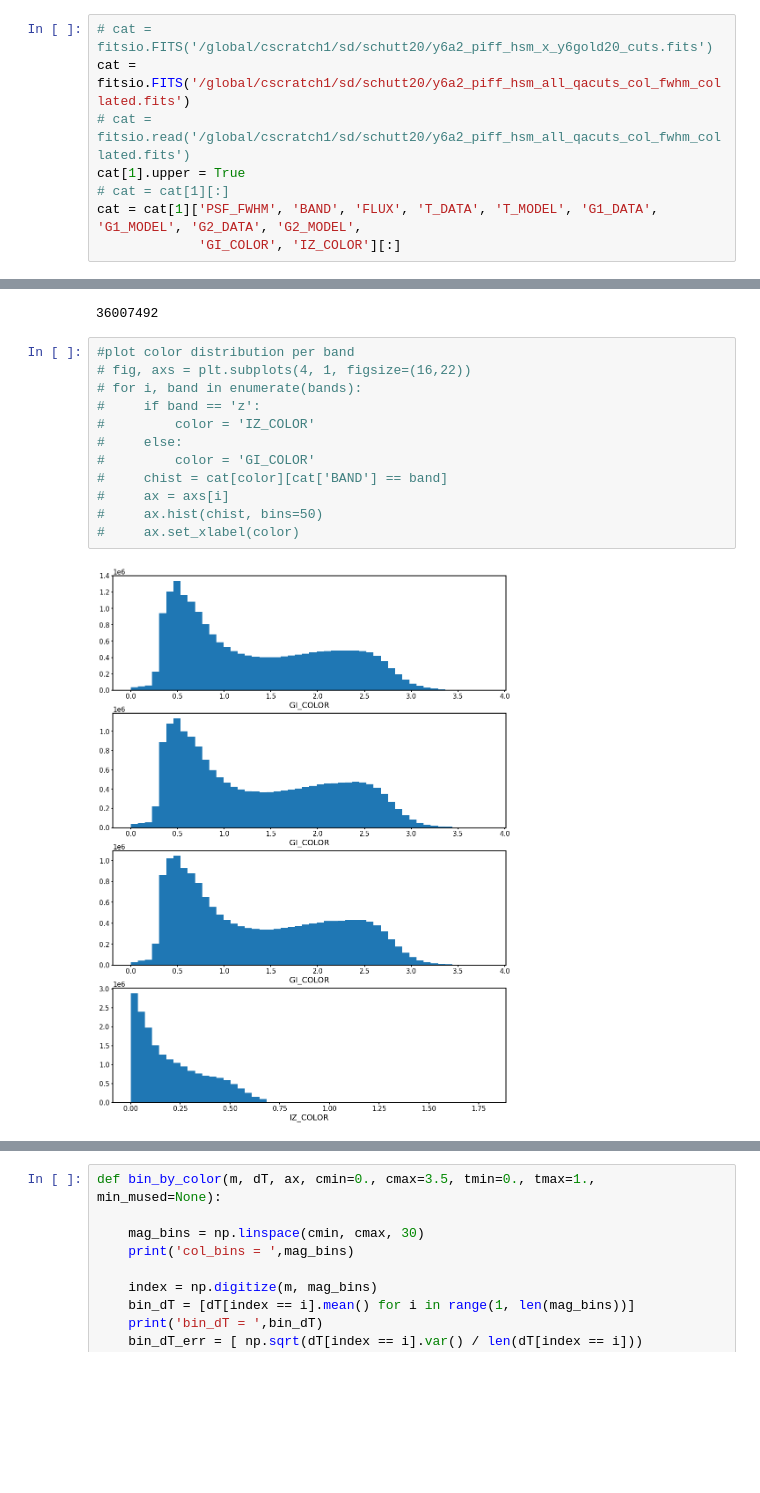
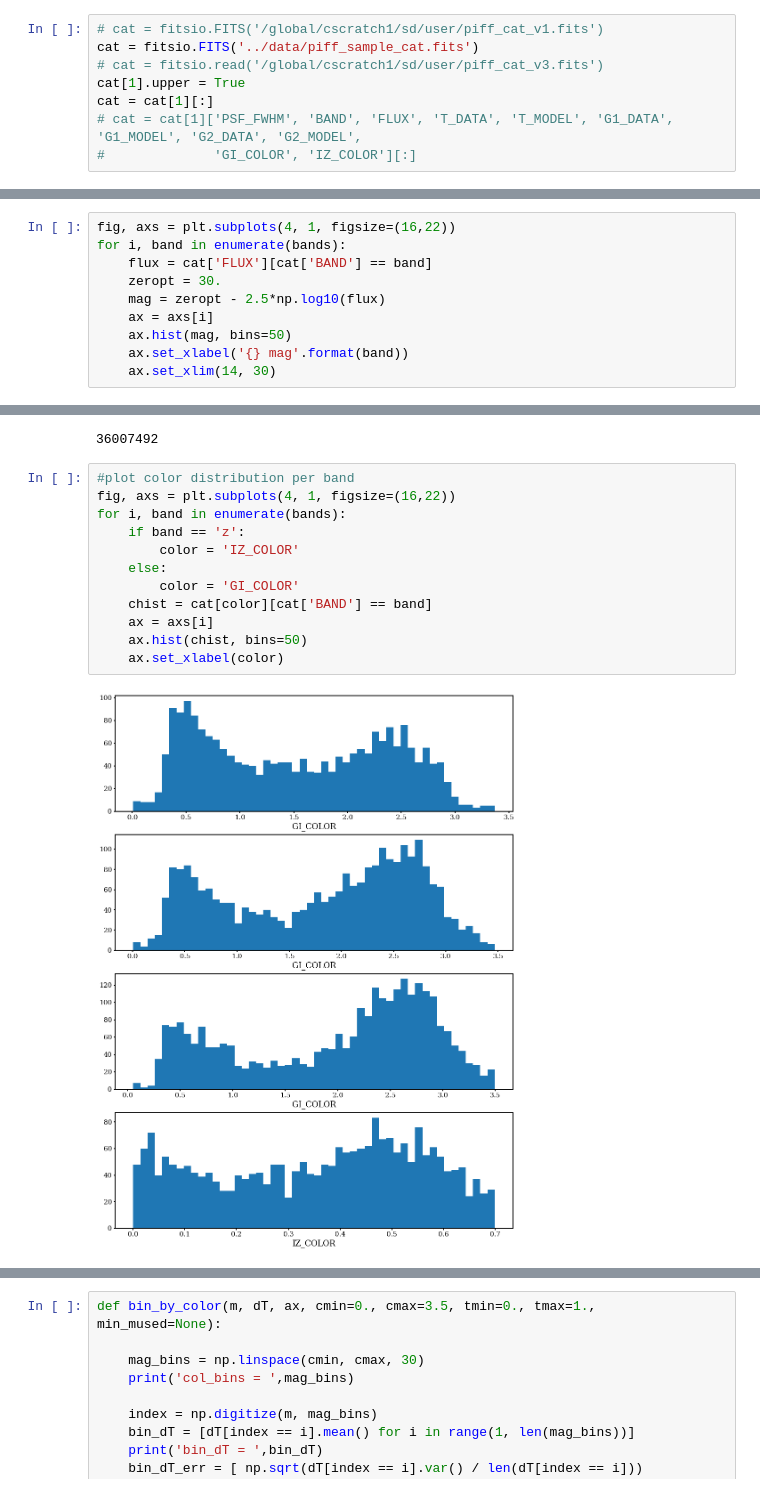
Before and after one commit to KIPAC/NBToPackage, a Jupyter notebook: nb/orig_nb.ipynb, the cells around one changed output, grey strips where cells are left out. Cells and saved outputs as stored; diff of their text form; blank space fills up the shorter version.

```diff
--- a/nb/orig_nb.ipynb
+++ b/nb/orig_nb.ipynb
@@ -26,11 +23,11 @@ Here we have the usual cell to control the inputs via commenting out lines.  Thi
 # %%
-# cat = fitsio.FITS('/global/cscratch1/sd/schutt20/y6a2_piff_hsm_x_y6gold20_cuts.fits')
-cat = fitsio.FITS('/global/cscratch1/sd/schutt20/y6a2_piff_hsm_all_qacuts_col_fwhm_collated.fits')
-# cat = fitsio.read('/global/cscratch1/sd/schutt20/y6a2_piff_hsm_all_qacuts_col_fwhm_collated.fits')
+# cat = fitsio.FITS('/global/cscratch1/sd/user/piff_cat_v1.fits')
+cat = fitsio.FITS('../data/piff_sample_cat.fits')
+# cat = fitsio.read('/global/cscratch1/sd/user/piff_cat_v3.fits')
 cat[1].upper = True
-# cat = cat[1][:]
-cat = cat[1]['PSF_FWHM', 'BAND', 'FLUX', 'T_DATA', 'T_MODEL', 'G1_DATA', 'G1_MODEL', 'G2_DATA', 'G2_MODEL',
-             'GI_COLOR', 'IZ_COLOR'][:]
+cat = cat[1][:]
+# cat = cat[1]['PSF_FWHM', 'BAND', 'FLUX', 'T_DATA', 'T_MODEL', 'G1_DATA', 'G1_MODEL', 'G2_DATA', 'G2_MODEL',
+#              'GI_COLOR', 'IZ_COLOR'][:]
 # %%
 print(len(cat))
 cat[0:5]
@@ -148,0 +137,10 @@ KeyboardInterrupt:
+# %%
+fig, axs = plt.subplots(4, 1, figsize=(16,22))
+for i, band in enumerate(bands):
+    flux = cat['FLUX'][cat['BAND'] == band]
+    zeropt = 30.
+    mag = zeropt - 2.5*np.log10(flux)
+    ax = axs[i]
+    ax.hist(mag, bins=50)
+    ax.set_xlabel('{} mag'.format(band))
+    ax.set_xlim(14, 30)
@@ -183,18 +183,18 @@ for band in bands:
 36007492
 # %%
 #plot color distribution per band
-# fig, axs = plt.subplots(4, 1, figsize=(16,22))
-# for i, band in enumerate(bands):
-#     if band == 'z':
-#         color = 'IZ_COLOR'
-#     else:
-#         color = 'GI_COLOR'
-#     chist = cat[color][cat['BAND'] == band]
-#     ax = axs[i]
-#     ax.hist(chist, bins=50)
-#     ax.set_xlabel(color)
+fig, axs = plt.subplots(4, 1, figsize=(16,22))
+for i, band in enumerate(bands):
+    if band == 'z':
+        color = 'IZ_COLOR'
+    else:
+        color = 'GI_COLOR'
+    chist = cat[color][cat['BAND'] == band]
+    ax = axs[i]
+    ax.hist(chist, bins=50)
+    ax.set_xlabel(color)
 # %% [output]
-[figure, old version]
+[figure, new version]
 # %%
 fig, ax = plt.subplots(1,1, figsize=(12,8))
 bins = np.linspace(0, 3.5, 50)
```
Also changed, not shown: parts of 42 cells of this notebook.
